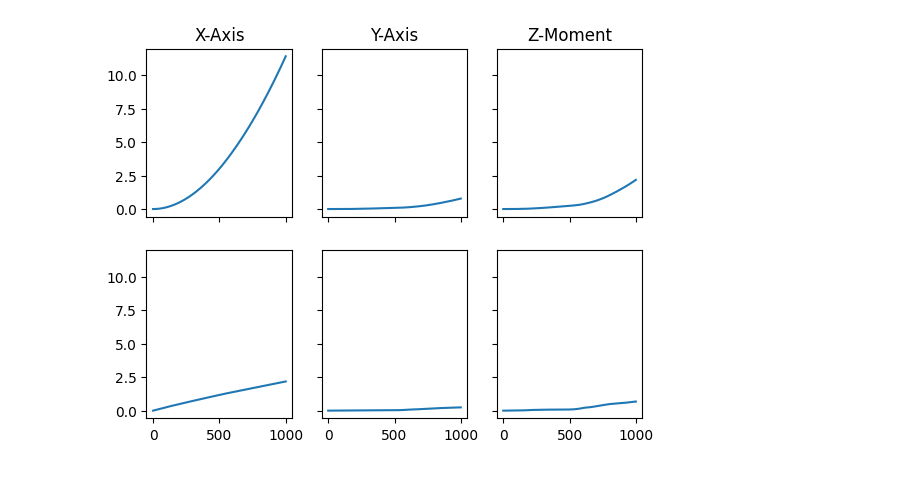
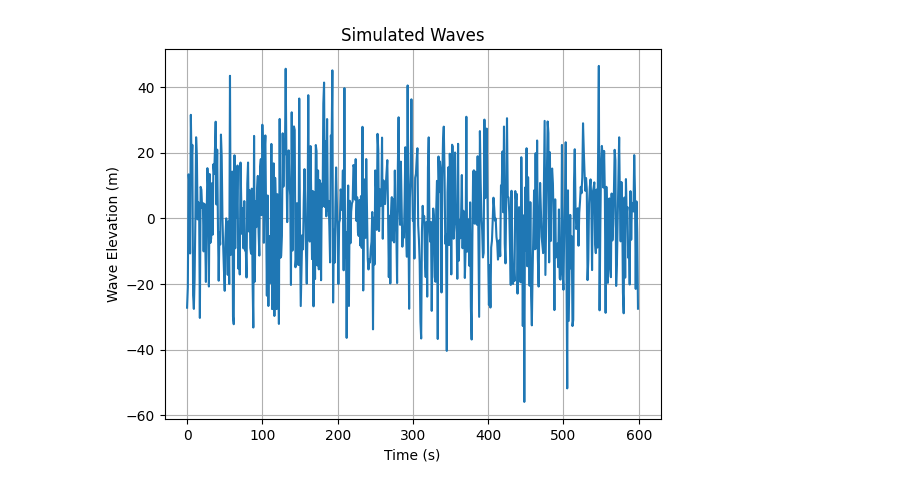
Before and after one commit to g-poulos/usv_controller, a Jupyter notebook: sim_scripts/test.ipynb, the cells around one changed output. Cells and saved outputs as stored; diff of their text form; code cells hidden in the pictures.

Commit message:
Calculating wave spectrum

```diff
--- a/sim_scripts/test.ipynb
+++ b/sim_scripts/test.ipynb
@@ -34,6 +30,7 @@ it = 1000
 
 vel = np.zeros((3, it))
 pos = np.zeros((3, it))
+pos2 = np.zeros((3, it))
 
 for i in range(it-1):
     v = wind_velocity.get_value()
@@ -44,6 +41,4 @@ for i in range(it-1):
     vel[:, i+1] = vel[:, i] + h * mass_inv.dot(force + f)
 
     pos[:, i+1] = pos[:, i] + h * vel[:, i]
-
-print(vel.shape)
-vel[:, 900:]
+    pos2[:, i+1] = pos2[:, i] + h * mass_inv.dot(force + f) * (i*h)
@@ -69,15 +45,84 @@ array([[1.98094094, 1.9829005 , 1.9848605 , 1.98681901, 1.98877796,
 # %%
-fig, ax = plt.subplots(2, 3, sharex=True, sharey=True)
+fig, ax = plt.subplots(3, 3, sharex=True, sharey=True)
 ax[0, 0].plot(range(it), pos[0, :])
 ax[0, 1].plot(range(it), pos[1, :])
 ax[0, 2].plot(range(it), pos[2, :])
 ax[1, 0].plot(range(it), vel[0, :])
 ax[1, 1].plot(range(it), vel[1, :])
 ax[1, 2].plot(range(it), vel[2, :])
+ax[2, 0].plot(range(it), pos2[0, :])
+ax[2, 1].plot(range(it), pos2[1, :])
+ax[2, 2].plot(range(it), pos2[2, :])
 ax[0, 0].set_title('X-Axis')
 ax[0, 1].set_title('Y-Axis')
 ax[0, 2].set_title('Z-Moment')
 
 plt.show()
-# %% [output]
-[figure, removed]
+# %%
+import numpy as np
+import matplotlib.pyplot as plt
+
+def pierson_moskowitz_spectrum(f, H_s, T_p):
+    """
+    Compute the Two-Parameter Pierson–Moskowitz wave spectrum.
+
+    Parameters:
+    - f: Frequency array.
+    - H_s: Significant wave height.
+    - T_p: Peak wave period.
+
+    Returns:
+    - Wave energy density per unit frequency interval.
+    """
+    f_p = 1 / T_p
+    return (5/16) * (H_s**2 / T_p**4) * f**(-5) * np.exp(-5/4 * (f / f_p)**(-4))
+
+def simulate_waves(frequencies, H_s, T_p, duration, dt):
+    """
+    Simulate waves using the random phase method.
+
+    Parameters:
+    - frequencies: Frequency array.
+    - H_s: Significant wave height.
+    - T_p: Peak wave period.
+    - duration: Total simulation time.
+    - dt: Time step.
+
+    Returns:
+    - Time array and simulated wave elevation.
+    """
+    num_points = int(duration / dt)
+    time = np.arange(0, duration, dt)
+
+    # Calculate the spectrum
+    spectrum = pierson_moskowitz_spectrum(frequencies, H_s, T_p)
+
+    # Generate random phases
+    phases = np.random.rand(len(frequencies), num_points) * 2 * np.pi
+
+    # Combine amplitude, phase, and frequencies to get wave elevation in the time domain
+    elevation = np.sum(np.sqrt(2 * spectrum[:, np.newaxis] * dt) * np.cos(2 * np.pi * frequencies[:, np.newaxis] * time + phases), axis=0)
+
+    return time, elevation
+
+# Define simulation parameters
+H_s = 3.0        # Significant wave height in meters
+T_p = 8.0        # Peak wave period in seconds
+duration = 600   # Total simulation time in seconds
+dt = 1       # Time step in seconds
+
+# Generate frequency array
+frequencies = np.linspace(0.01, 2, 1000)
+
+# Simulate waves
+time, wave_elevation = simulate_waves(frequencies, H_s, T_p, duration, dt)
+
+# Plot the simulated wave elevation
+plt.plot(time, wave_elevation)
+plt.title('Simulated Waves')
+plt.xlabel('Time (s)')
+plt.ylabel('Wave Elevation (m)')
+plt.grid(True)
+plt.show()
+# %% [output]
+[figure, added]
```
Also changed, not shown: parts of 5 cells of this notebook.
